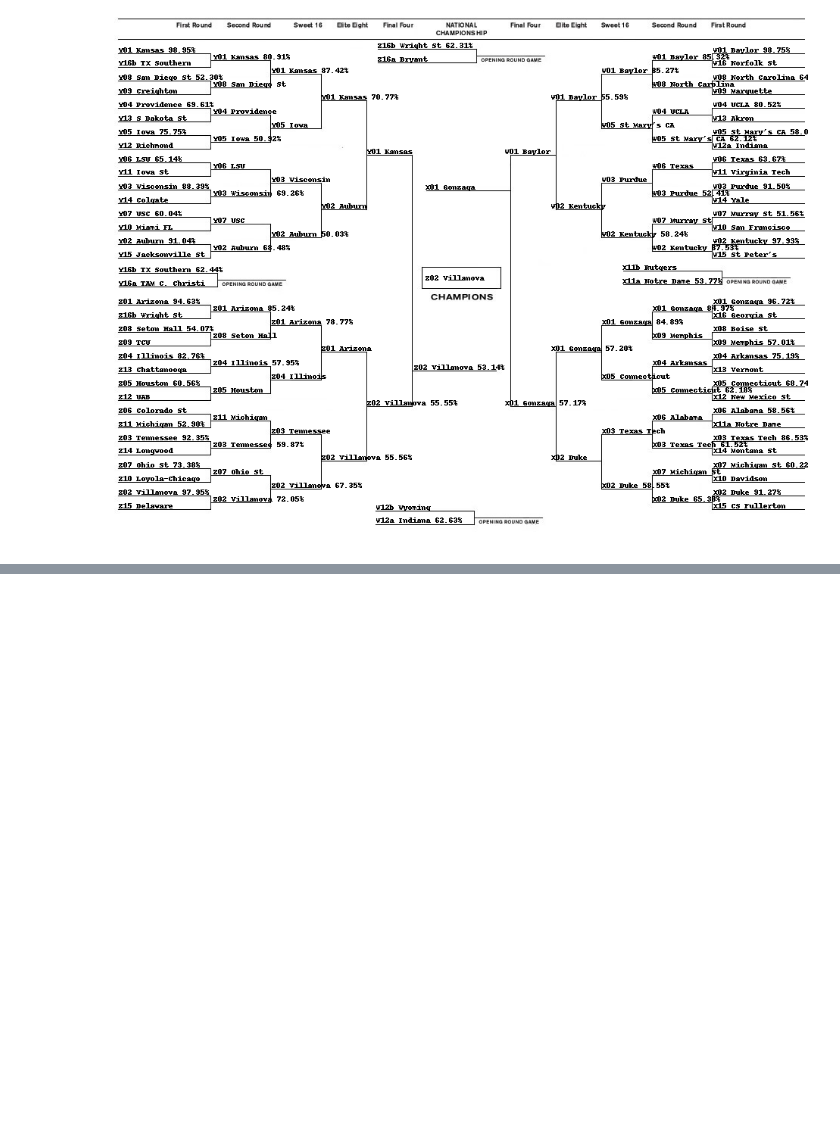
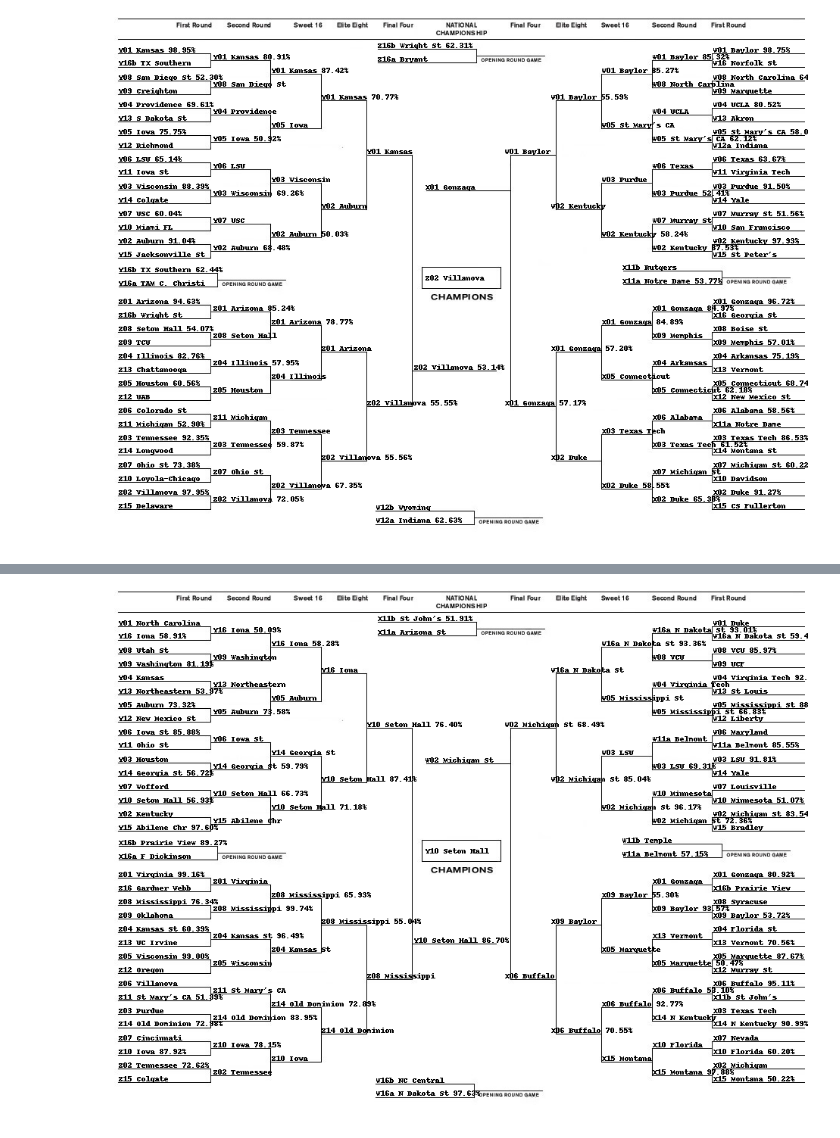
Before and after one commit to ngtaylor/EE461P-Final-Project, a Jupyter notebook: EE461P_Final_Project.ipynb, the cells around one changed output, grey strips where cells are left out. Drawn from its saved outputs; the diff is of its cells as text; code cells hidden in the pictures; blank space fills up the shorter version.

```diff
--- a/EE461P_Final_Project.ipynb
+++ b/EE461P_Final_Project.ipynb
@@ -649,6 +673,8 @@ display_bracket('2018_pred.csv', 2018)
 # %%
 #2019 bracket
-make_prediction(2019)
+rando_prediction(2019)
 display_bracket('2019_pred.csv', 2019)
+# %% [output]
+[figure, added]
 # %%
 #2021 bracket
```
Also changed, not shown: parts of 18 cells of this notebook.
